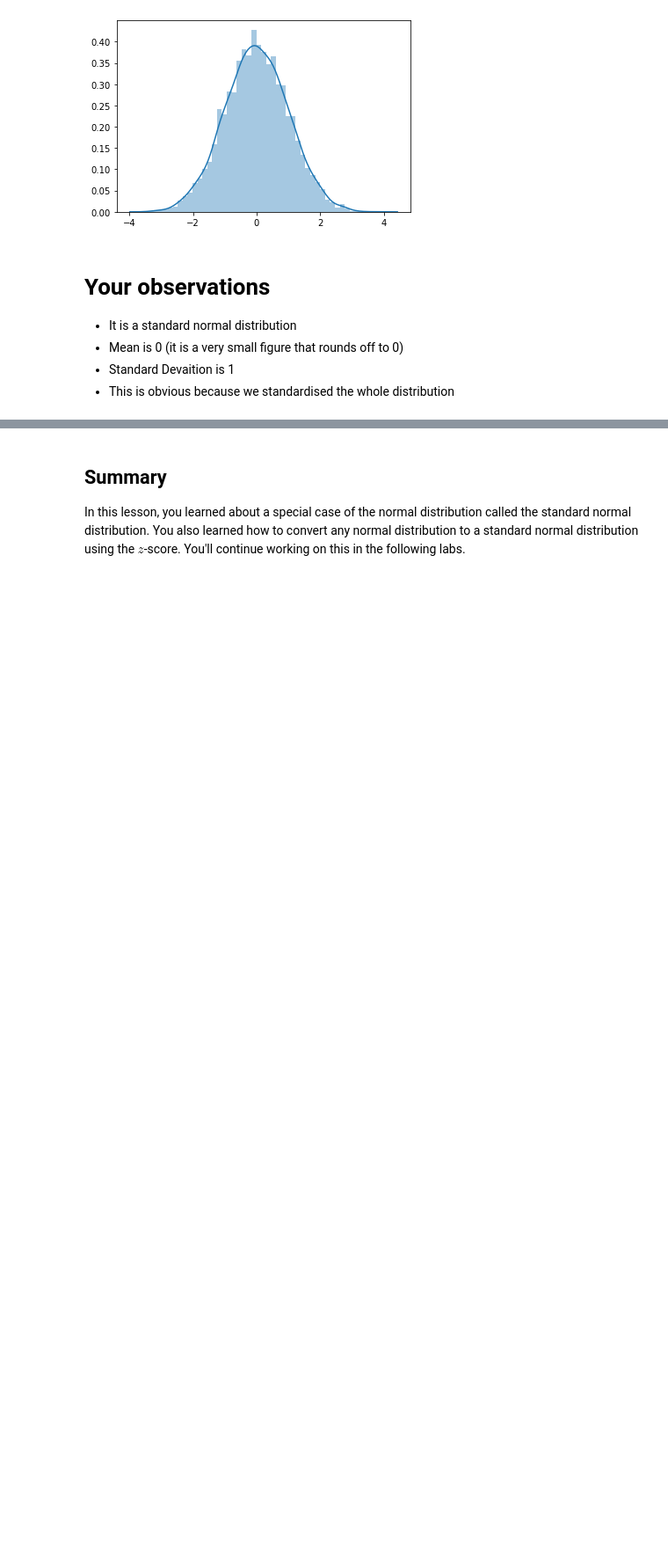
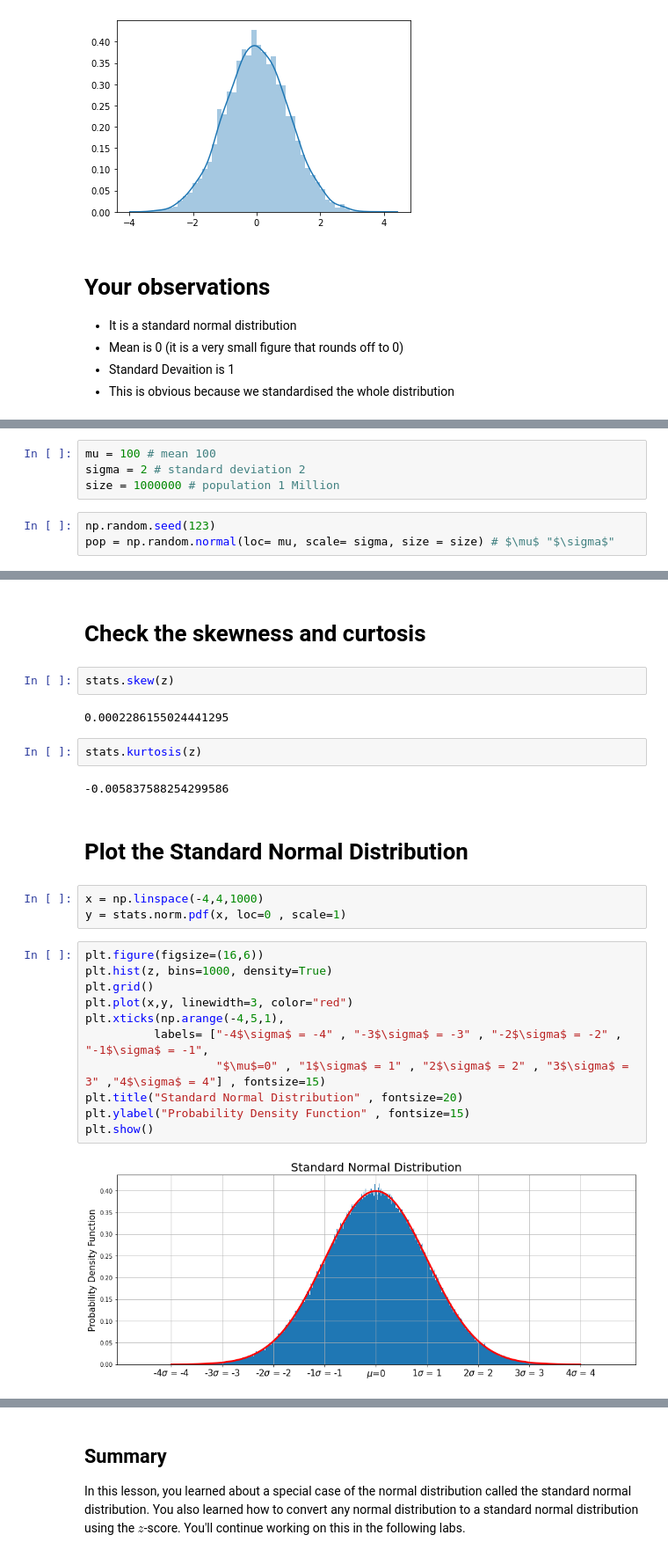
Before and after one commit to code-JOA/Introduction-to-Python, a Jupyter notebook: Statistics/Introduction To Statistics/06.Standard Normal Distribution.ipynb, the cells around one changed output, grey strips where cells are left out. Shown at 88% size. Saved outputs shown, nothing was run; the diff lists cells and outputs as text; blank space fills up the shorter version.

```diff
--- a/Statistics/Introduction To Statistics/06.Standard Normal Distribution.ipynb
+++ b/Statistics/Introduction To Statistics/06.Standard Normal Distribution.ipynb
@@ -262,0 +271,7 @@ Tree has a Std: 1.0
+# %%
+mu = 100 # mean 100
+sigma = 2 # standard deviation 2
+size = 1000000 # population 1 Million
+# %%
+np.random.seed(123)
+pop = np.random.normal(loc= mu, scale= sigma, size = size) # $\mu$ "$\sigma$"
@@ -262,0 +331,28 @@ Tree has a Std: 1.0
+# %% [markdown]
+# Check the skewness and curtosis
+# %%
+stats.skew(z)
+# %% [output]
+0.0002286155024441295
+# %%
+stats.kurtosis(z)
+# %% [output]
+-0.005837588254299586
+# %% [markdown]
+# Plot the Standard Normal Distribution
+# %%
+x = np.linspace(-4,4,1000)
+y = stats.norm.pdf(x, loc=0 , scale=1)
+# %%
+plt.figure(figsize=(16,6))
+plt.hist(z, bins=1000, density=True)
+plt.grid()
+plt.plot(x,y, linewidth=3, color="red")
+plt.xticks(np.arange(-4,5,1),
+          labels= ["-4$\sigma$ = -4" , "-3$\sigma$ = -3" , "-2$\sigma$ = -2" , "-1$\sigma$ = -1",
+                   "$\mu$=0" , "1$\sigma$ = 1" , "2$\sigma$ = 2" , "3$\sigma$ = 3" ,"4$\sigma$ = 4"] , fontsize=15)
+plt.title("Standard Normal Distribution" , fontsize=20)
+plt.ylabel("Probability Density Function" , fontsize=15)
+plt.show()
+# %% [output]
+[figure, added]
```
Also changed, not shown: parts of 15 cells of this notebook, 13 other files.
